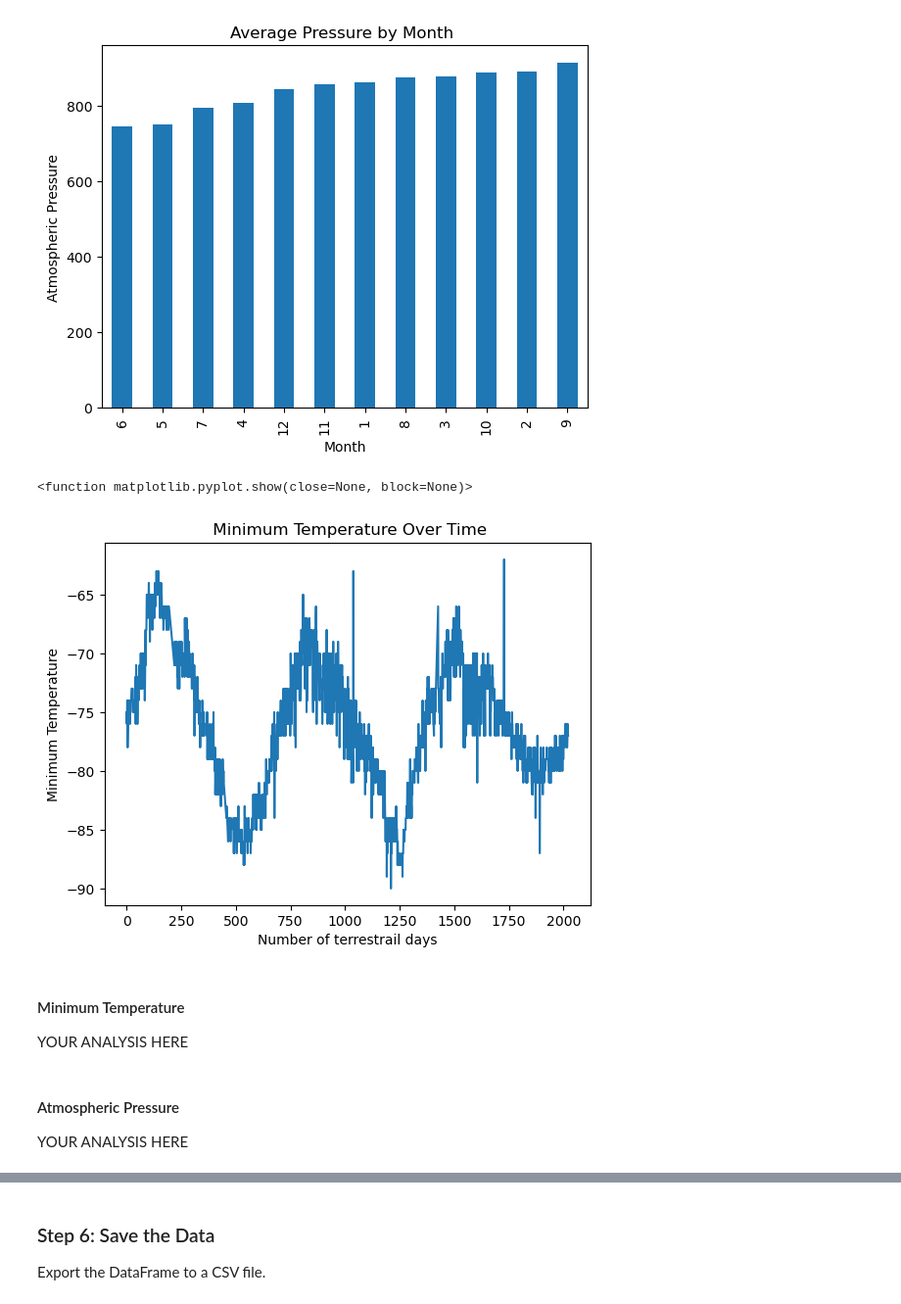
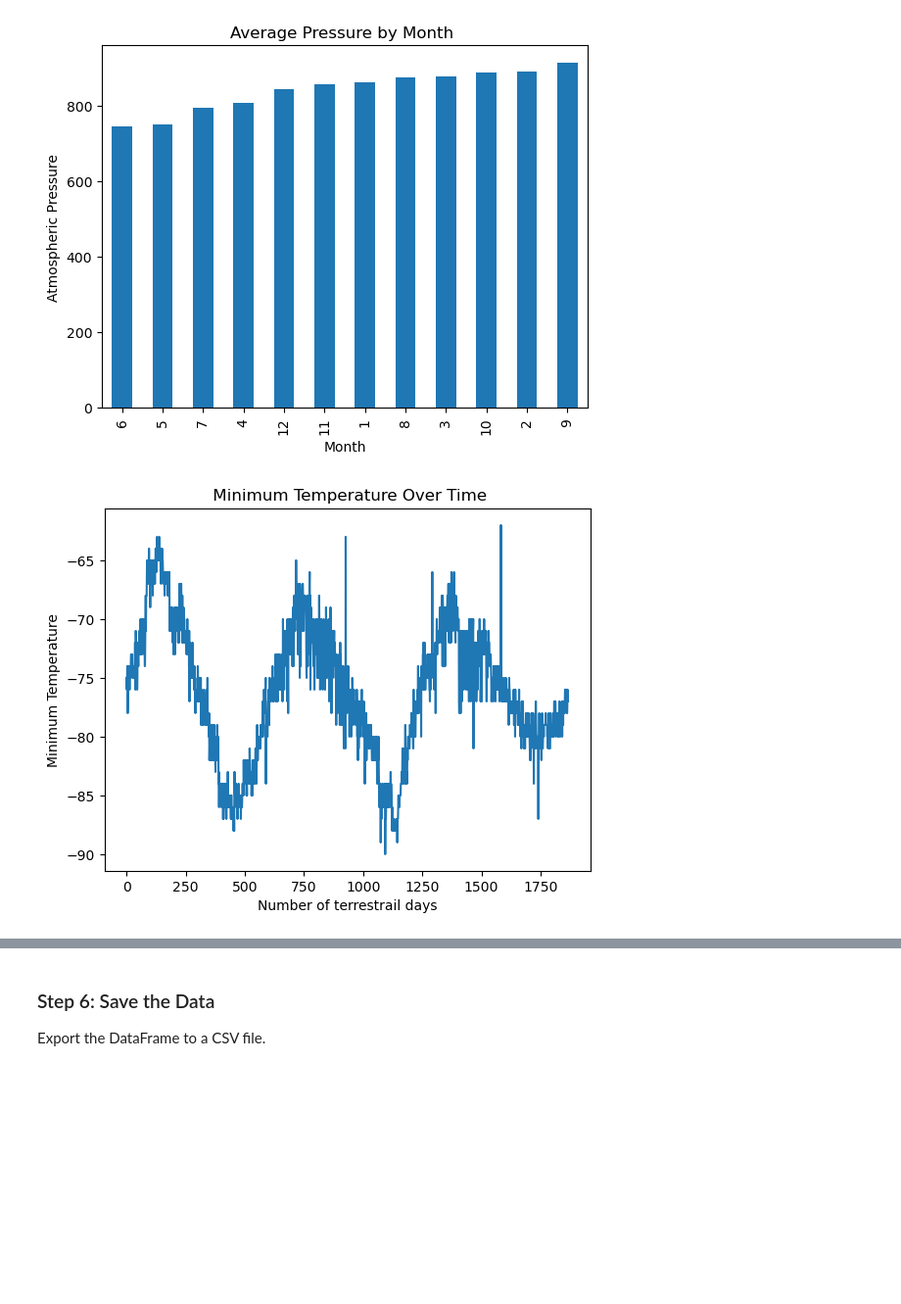
Before and after one commit to Seyhr/Mars_Web_scraping, a Jupyter notebook: part_2_mars_weather.ipynb, the cells around one changed output, grey strips where cells are left out. Shown: that part at 98% size. Saved outputs shown, nothing was run; the diff lists cells and outputs as text; code cells hidden in the pictures; blank space fills up the shorter version.

Commit message:
analysis

```diff
--- a/part_2_mars_weather.ipynb
+++ b/part_2_mars_weather.ipynb
@@ -262,25 +262,11 @@ plt.show()
 # %%
 # 5. How many terrestrial (Earth) days are there in a Martian year?
 # Visually estimate the result by plotting the daily minimum temperature of each observation in the data set.
-mars_df['terrestrial_date'] = pd.to_datetime(mars_df['terrestrial_date'])
-# Calculate the number of terrestrial days
-mars_df['terrestrial_day_number'] = (mars_df['terrestrial_date'] - mars_df['terrestrial_date'].min()).dt.days
-daily_min_temp=mars_df[['terrestrial_day_number','min_temp']]
-daily_min_temp
-daily_min_temp.plot(x='terrestrial_day_number',y='min_temp')
+num_terr_days = range(len(mars_df))
+plt.plot(num_terr_days,mars_df['min_temp'])
 plt.xlabel('Number of terrestrail days')
 plt.ylabel('Minimum Temperature')
 plt.title(' Minimum Temperature Over Time')
-plt.legend().remove()
-plt.show
+plt.show()
 # %% [output]
-<function matplotlib.pyplot.show(close=None, block=None)>
-[figure, old version]
+[figure, new version]
-# %% [markdown]
-#### Minimum Temperature
-
-YOUR ANALYSIS HERE
-# %% [markdown]
-#### Atmospheric Pressure
-
-YOUR ANALYSIS HERE
```
Also changed, not shown: parts of 5 cells of this notebook, 1 other file.
